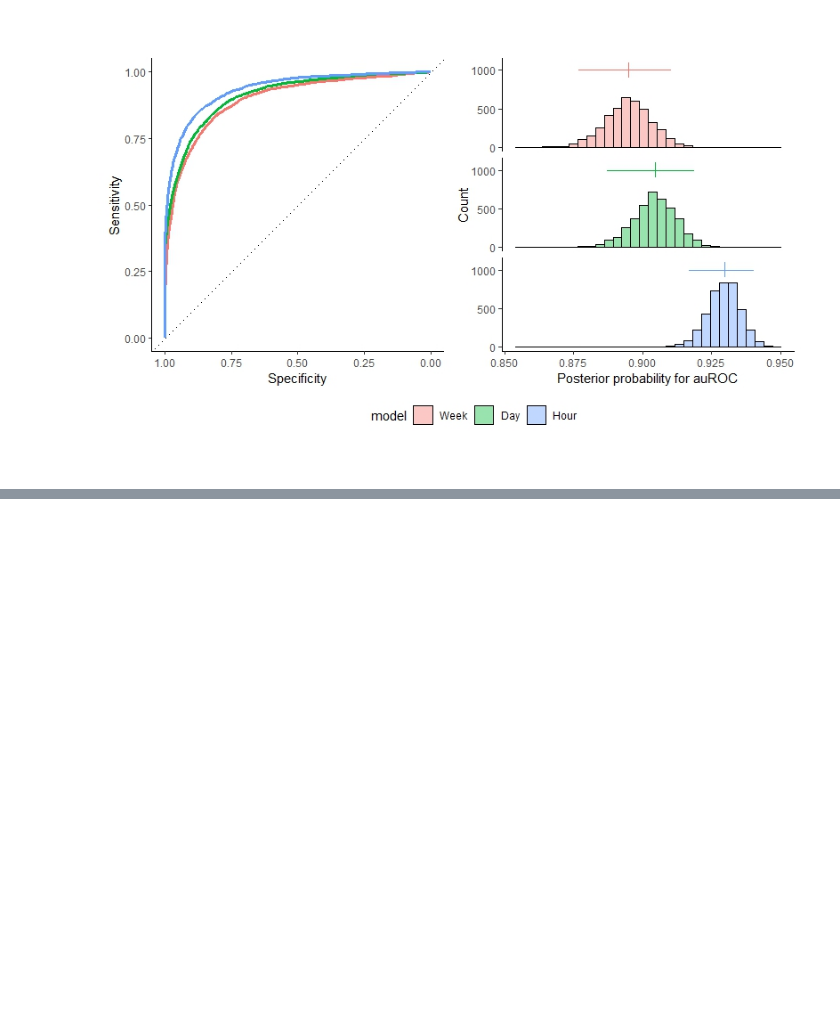
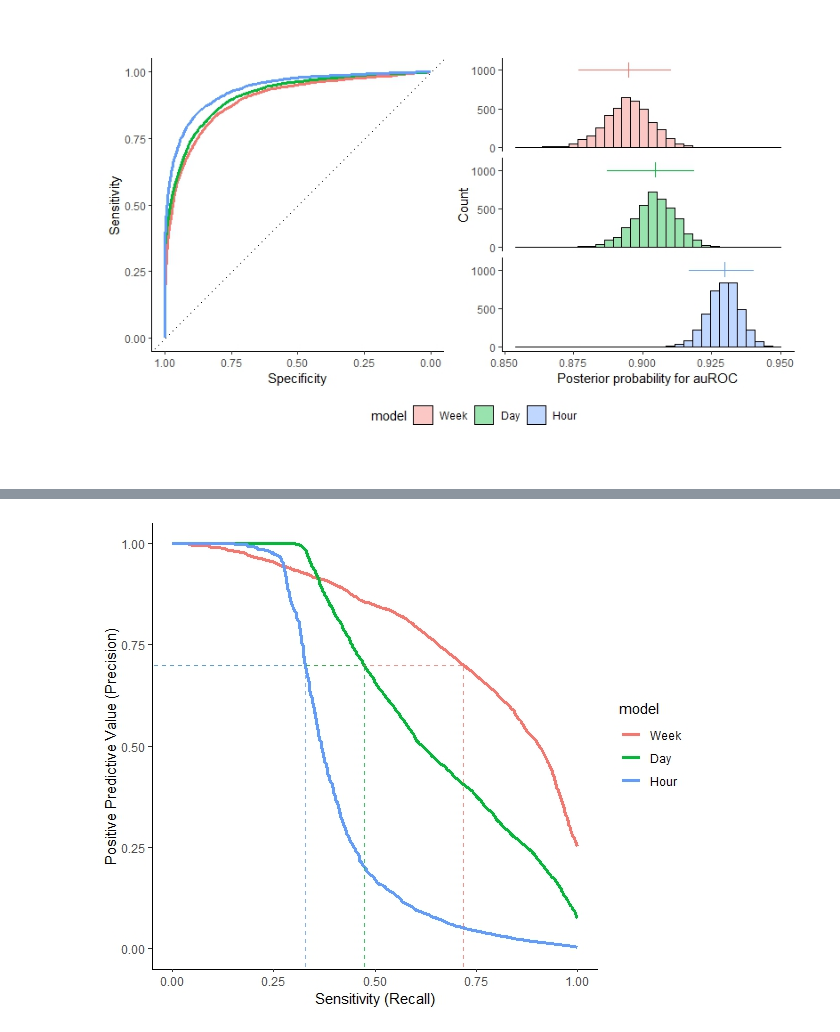
Before and after one commit to KendraPaquette/study_dissertation, a Jupyter notebook: index.embed.ipynb, the cells around one changed output, grey strips where cells are left out. Saved outputs shown, nothing was run; the diff lists cells and outputs as text; code cells hidden in the pictures; blank space fills up the shorter version.

```diff
--- a/index.embed.ipynb
+++ b/index.embed.ipynb
@@ -390,0 +419,4 @@ knitr::include_graphics(path = "figures/ema_1.jpeg")
+# %%
+knitr::include_graphics(path = "figures/ema_2.jpeg")
+# %% [output]
+[figure, added]
```
Also changed, not shown: parts of 25 cells of this notebook, 12 other files.
